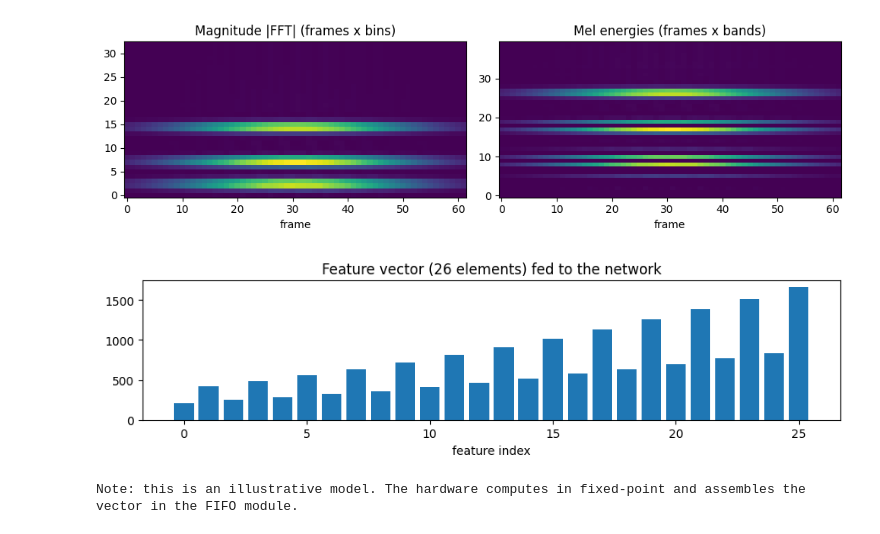
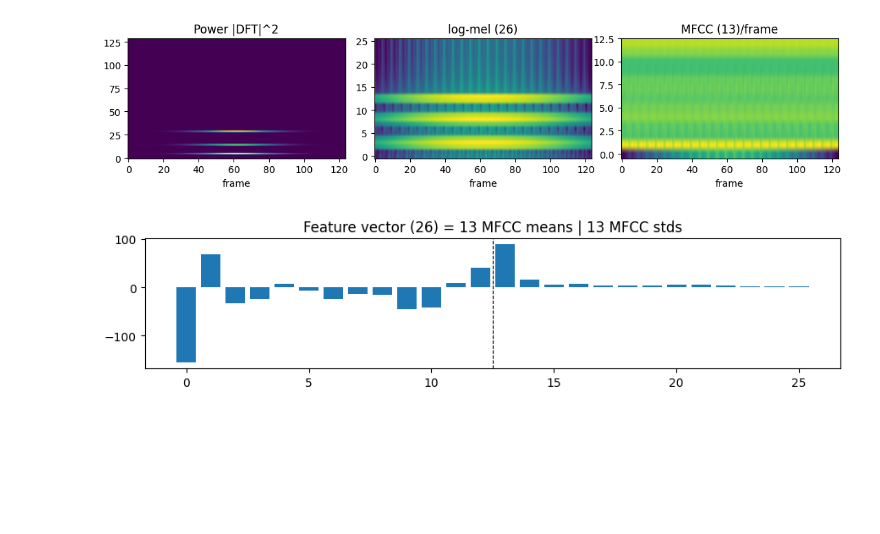
Before and after one commit to H1tchie/simple_speech_recognition, a Jupyter notebook: SSR_report_EN.ipynb, the cells around one changed output. Saved outputs shown, nothing was run; the diff lists cells and outputs as text; code cells hidden in the pictures; blank space fills up the shorter version.

```diff
--- a/SSR_report_EN.ipynb
+++ b/SSR_report_EN.ipynb
@@ -92,18 +62,0 @@ The whole hardware pipeline operates in **fixed-point arithmetic** (no floating-
-# %%
-def hamming(N):
-    n = np.arange(N)
-    return 0.54 - 0.46*np.cos(2*np.pi*n/(N-1))
-
-def frames(sig, N=FRAME_LEN):
-    nf = len(sig)//N
-    return sig[:nf*N].reshape(nf, N)
-
-W = hamming(FRAME_LEN)
-fr = frames(audio - BASELINE)            # subtract the DC offset
-fw = fr * W                              # apply the window
-
-plt.figure(figsize=(9,2.6))
-plt.plot(fr[len(fr)//2], label='raw frame')
-plt.plot(fw[len(fr)//2], label='after Hamming window')
-plt.title("A single frame (64 samples)"); plt.legend(); plt.tight_layout(); plt.show()
-print(f"Number of frames: {fr.shape[0]}")
@@ -113,47 +86,32 @@ Number of frames: 62
 # %%
-def mel_filterbank(n_fft, fs, n_mel):
-    f_hz   = np.linspace(0, fs/2, n_fft//2+1)
-    mel    = lambda f: 2595*np.log10(1+f/700)
-    mel_inv= lambda m: 700*(10**(m/2595)-1)
-    m_pts  = np.linspace(mel(0), mel(fs/2), n_mel+2)
-    f_pts  = mel_inv(m_pts)
-    bins   = np.floor((n_fft+1)*f_pts/fs).astype(int)
-    fb = np.zeros((n_mel, n_fft//2+1))
-    for m in range(1, n_mel+1):
-        l,c,r = bins[m-1],bins[m],bins[m+1]
-        for k in range(l,c): fb[m-1,k]=(k-l)/max(1,(c-l))
-        for k in range(c,r): fb[m-1,k]=(r-k)/max(1,(r-c))
+def hamming(N): n=np.arange(N); return 0.54-0.46*np.cos(2*np.pi*n/(N-1))
+def frame_sig(x,N,H): nf=1+(len(x)-N)//H; return np.stack([x[i*H:i*H+N] for i in range(nf)])
+def mel_fb(n_fft,fs,n_mel):
+    mel=lambda f:2595*np.log10(1+f/700); imel=lambda m:700*(10**(m/2595)-1)
+    pts=imel(np.linspace(mel(0),mel(fs/2),n_mel+2)); b=np.floor((n_fft+1)*pts/fs).astype(int)
+    fb=np.zeros((n_mel,n_fft//2+1))
+    for m in range(1,n_mel+1):
+        l,c,r=b[m-1],b[m],b[m+1]
+        for k in range(l,c): fb[m-1,k]=(k-l)/max(1,c-l)
+        for k in range(c,r): fb[m-1,k]=(r-k)/max(1,r-c)
     return fb
+def dct_mat(nm,nme): return np.array([[np.cos(np.pi*i*(2*j+1)/(2*nme)) for j in range(nme)] for i in range(nm)])
 
-FB = mel_filterbank(FRAME_LEN, FS, N_MEL)
-mag = np.abs(np.fft.rfft(fw, axis=1))    # magnitude for every frame
-mel_e = mag @ FB.T                       # energies in the mel bands
-
-fig,ax=plt.subplots(1,2,figsize=(10,3))
-ax[0].imshow(mag.T, aspect='auto', origin='lower'); ax[0].set_title("Magnitude |FFT| (frames x bins)")
-ax[1].imshow(mel_e.T, aspect='auto', origin='lower'); ax[1].set_title("Mel energies (frames x bands)")
+W=hamming(FRAME_LEN); F=frame_sig(audio,FRAME_LEN,HOP_LEN)*W
+FB=mel_fb(N_FFT,SR,N_MELS); D=dct_mat(N_MFCC,N_MELS)
+P=np.abs(np.fft.rfft(F,axis=1))**2; LogMel=np.log2(P@FB.T+1e-6); MFCC=LogMel@D.T
+feat=np.concatenate([MFCC.mean(0),MFCC.std(0)])
+fig,ax=plt.subplots(1,3,figsize=(11,2.7))
+ax[0].imshow(P.T,aspect='auto',origin='lower'); ax[0].set_title("Power |DFT|^2")
+ax[1].imshow(LogMel.T,aspect='auto',origin='lower'); ax[1].set_title("log-mel (26)")
+ax[2].imshow(MFCC.T,aspect='auto',origin='lower'); ax[2].set_title("MFCC (13)/frame")
 for a in ax: a.set_xlabel("frame")
 plt.tight_layout(); plt.show()
+plt.figure(figsize=(9,2.3)); plt.bar(range(N_FEATURES),feat); plt.axvline(12.5,color='k',ls='--',lw=.8)
+plt.title("Feature vector (26) = 13 MFCC means | 13 MFCC stds"); plt.tight_layout(); plt.show()
 # %% [output]
-[figure, old version]
+[figure, new version]
+[figure, added]
-# %%
-# Statistics over the mel bands -> components of the feature vector (illustrative model)
-mean_f = mel_e.mean(axis=1)
-std_f  = mel_e.std(axis=1)
-
-# 26-element feature vector: illustratively from the first frames (the hardware assembles it in a FIFO)
-feat = np.zeros(N_FEATURES)
-vals = np.ravel(list(zip(mean_f, std_f)))[:N_FEATURES]
-feat[:len(vals)] = vals
-
-plt.figure(figsize=(9,2.6))
-plt.bar(range(N_FEATURES), feat)
-plt.title("Feature vector (26 elements) fed to the network"); plt.xlabel("feature index")
-plt.tight_layout(); plt.show()
-print("Note: this is an illustrative model. The hardware computes in fixed-point and assembles the vector in the FIFO module.")
-# %% [output]
-[figure, removed]
-Note: this is an illustrative model. The hardware computes in fixed-point and assembles the vector in the FIFO module.
 # %% [markdown]
 ---
 ## 3. Classifier — neural network
```
Also changed, not shown: parts of 19 cells of this notebook.
